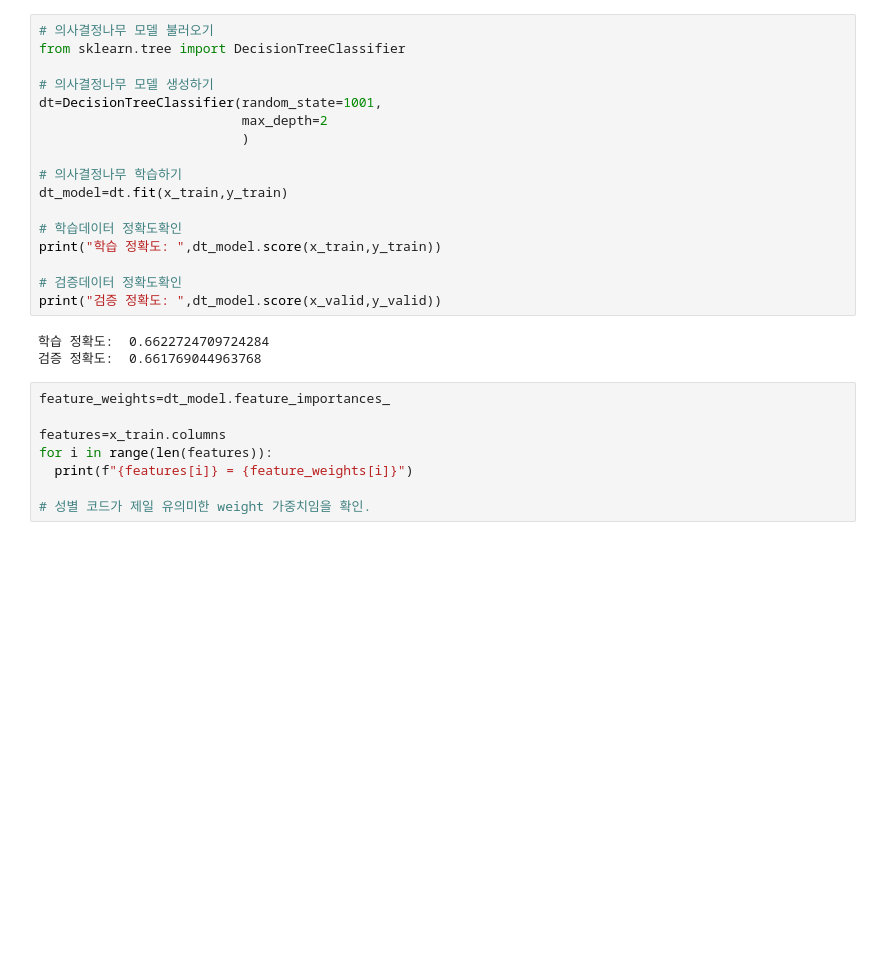
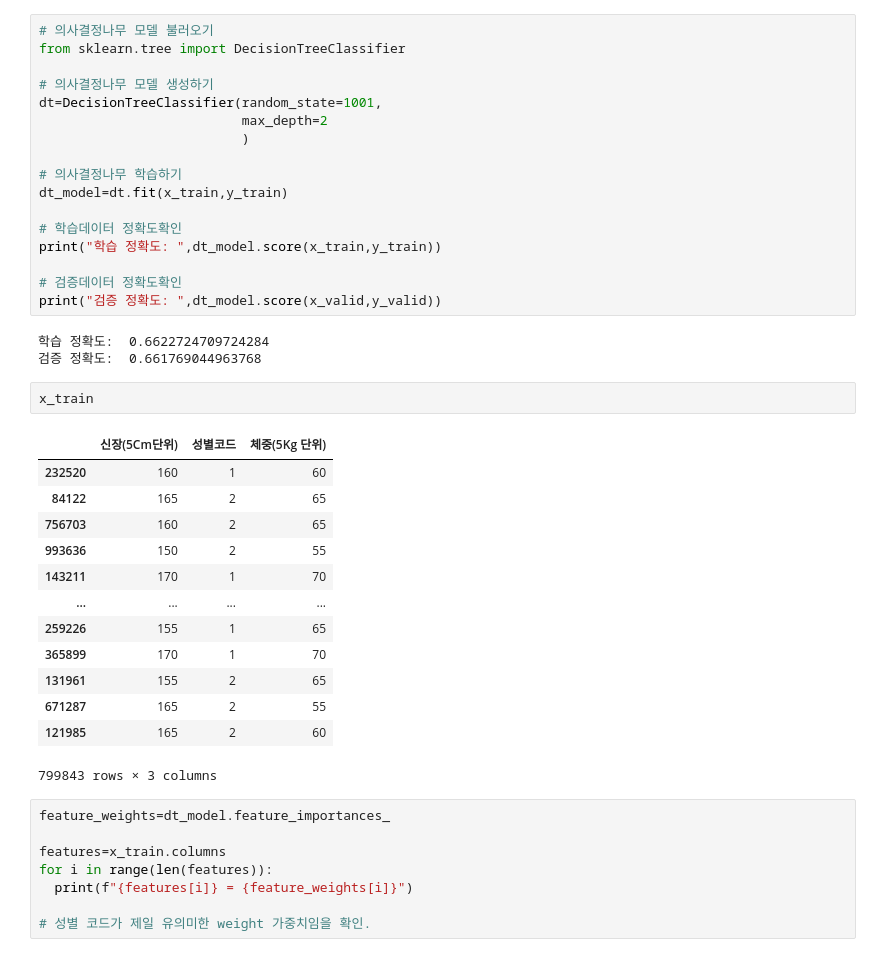
Before and after one commit to youse0ng/AICE_, a Jupyter notebook: AICE_08_지도학습으로AI모델링하기.ipynb, the cells around one changed output. Saved outputs shown, nothing was run; the diff lists cells and outputs as text; blank space fills up the shorter version.

```diff
--- a/AICE_08_지도학습으로AI모델링하기.ipynb
+++ b/AICE_08_지도학습으로AI모델링하기.ipynb
@@ -863,6 +861,22 @@ print("검증 정확도: ",dt_model.score(x_valid,y_valid))
 # %% [output]
 학습 정확도:  0.6622724709724284
 검증 정확도:  0.661769044963768
+# %%
+x_train
+# %% [output]
+|  | 신장(5Cm단위) | 성별코드 | 체중(5Kg 단위) |
+| 232520 | 160 | 1 | 60 |
+| 84122 | 165 | 2 | 65 |
+| 756703 | 160 | 2 | 65 |
+| 993636 | 150 | 2 | 55 |
+| 143211 | 170 | 1 | 70 |
+| ... | ... | ... | ... |
+| 259226 | 155 | 1 | 65 |
+| 365899 | 170 | 1 | 70 |
+| 131961 | 155 | 2 | 65 |
+| 671287 | 165 | 2 | 55 |
+| 121985 | 165 | 2 | 60 |
+799843 rows × 3 columns
 # %%
 feature_weights=dt_model.feature_importances_
 
```
Also changed, not shown: parts of 14 cells of this notebook, 2 other files.
